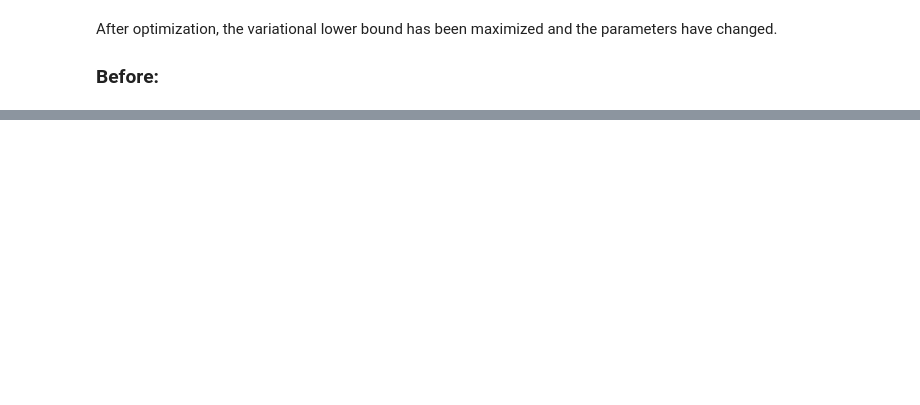
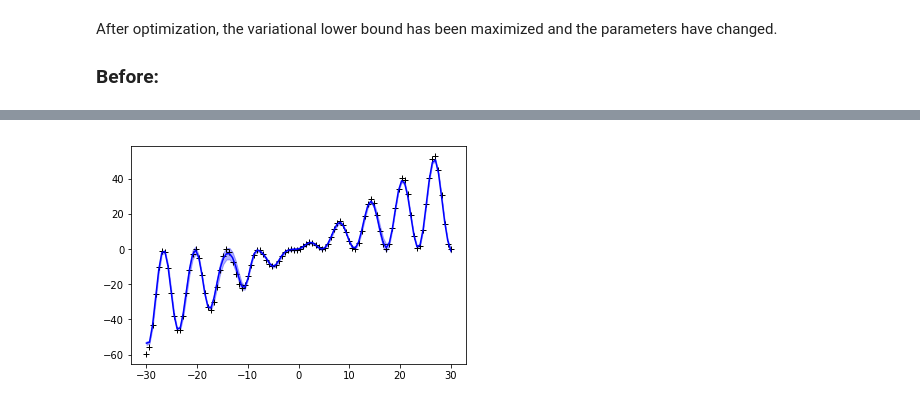
Before and after one commit to andrewfoongyk/variationalgp, a Jupyter notebook: variationalGP.ipynb, the cells around one changed output, grey strips where cells are left out. Saved outputs shown, nothing was run; the diff lists cells and outputs as text; code cells hidden in the pictures; blank space fills up the shorter version.

```diff
--- a/variationalGP.ipynb
+++ b/variationalGP.ipynb
@@ -195,0 +192,5 @@ Next step: get posterior, predictive distribution, and plot how it changes durin
+# %%
+pred_mean, pred_covar = myGP.posterior_predictive(Xn)
+plot_GP(pred_mean,pred_covar,Xn,Yn,Xn)
+# %% [output]
+[figure, added]
```
Also changed, not shown: parts of 24 cells of this notebook.
